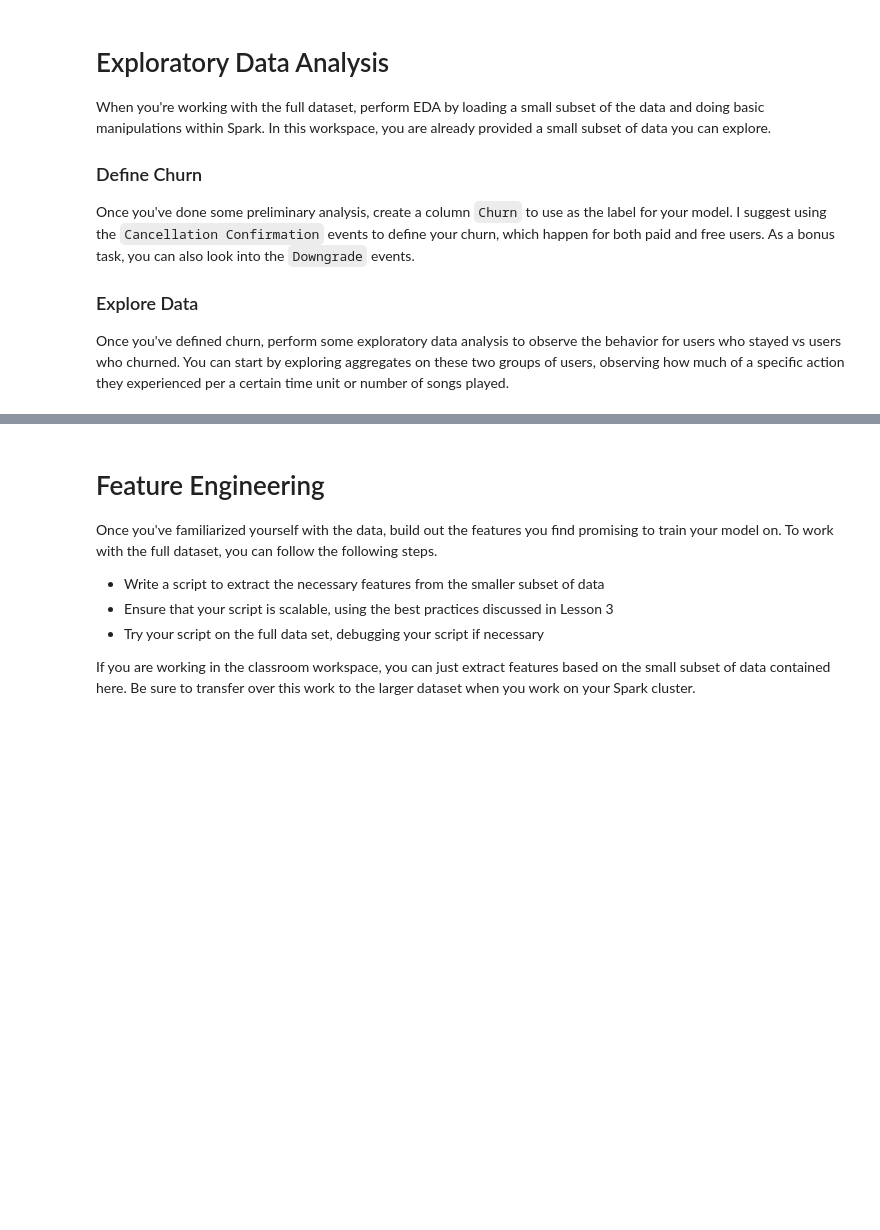
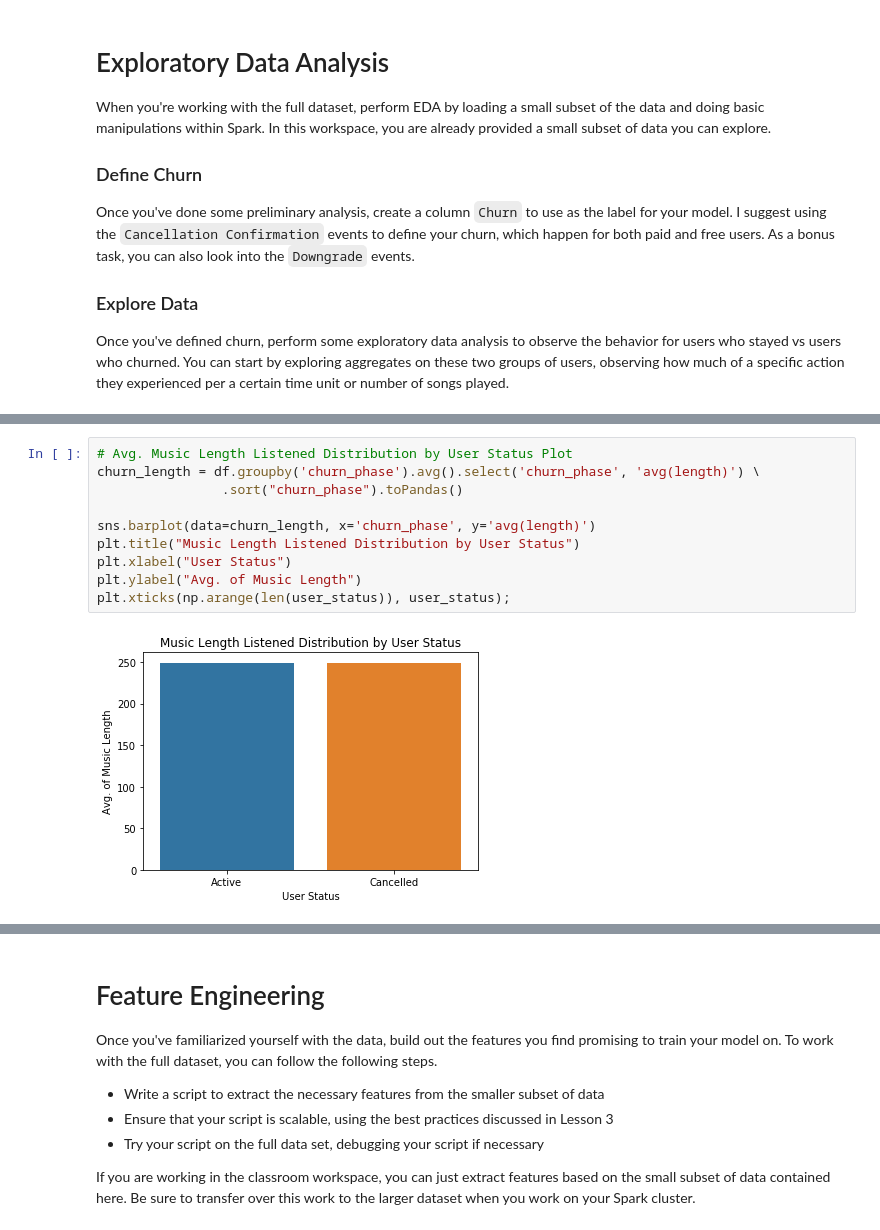
Before and after one commit to Faisal-AlDhuwayhi/Sparkify-Project, a Jupyter notebook: Sparkify.ipynb, the cells around one changed output, grey strips where cells are left out. Saved outputs shown, nothing was run; the diff lists cells and outputs as text; blank space fills up the shorter version.

```diff
--- a/Sparkify.ipynb
+++ b/Sparkify.ipynb
@@ -125,0 +193,12 @@ Once you've defined churn, perform some exploratory data analysis to observe the
+# %%
+# Avg. Music Length Listened Distribution by User Status Plot
+churn_length = df.groupby('churn_phase').avg().select('churn_phase', 'avg(length)') \
+                .sort("churn_phase").toPandas()
+
+sns.barplot(data=churn_length, x='churn_phase', y='avg(length)')
+plt.title("Music Length Listened Distribution by User Status")
+plt.xlabel("User Status")
+plt.ylabel("Avg. of Music Length")
+plt.xticks(np.arange(len(user_status)), user_status);
+# %% [output]
+[figure, added]
```
Also changed, not shown: parts of 13 cells of this notebook.
